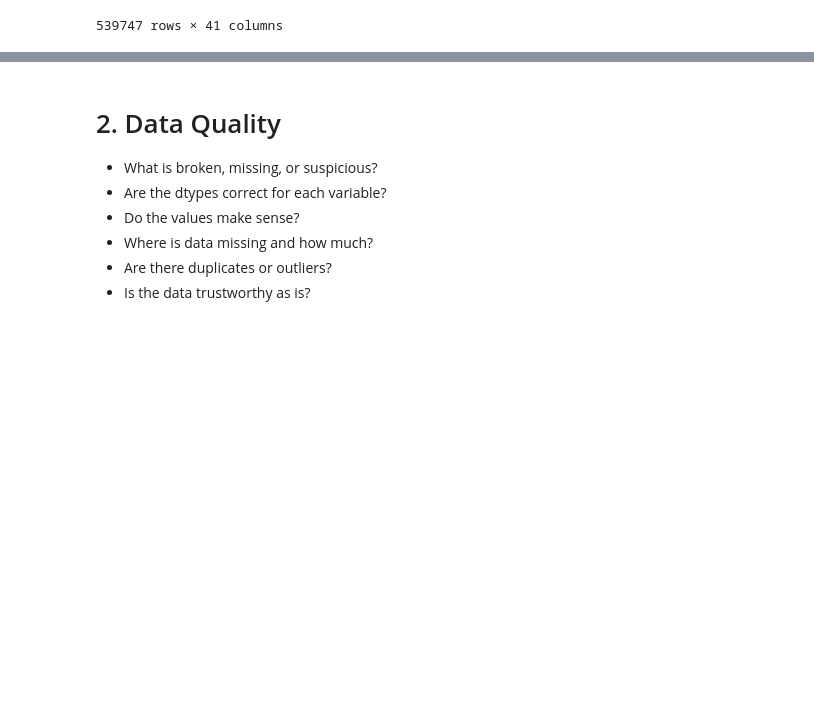
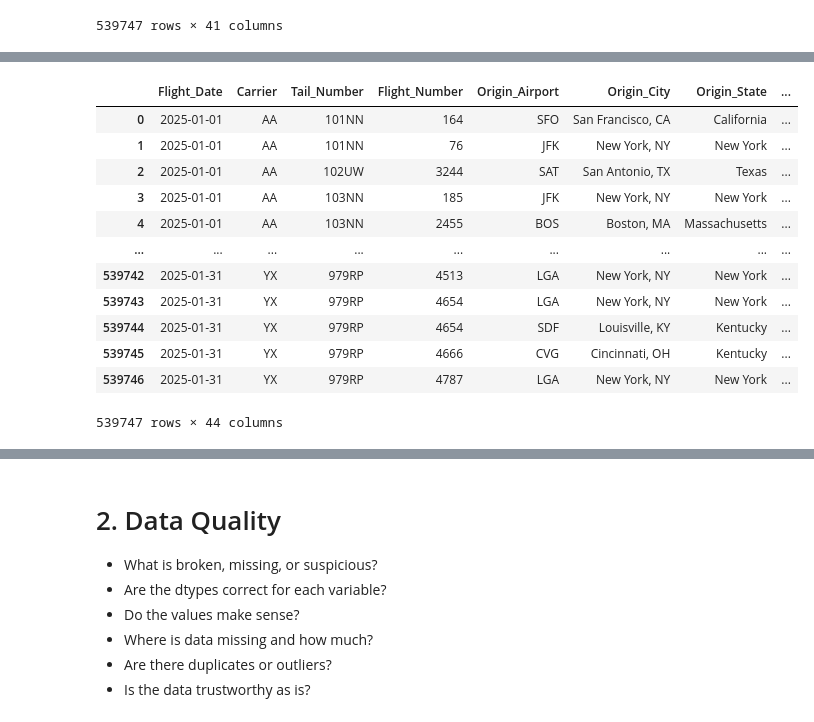
Before and after one commit to oubrando/eda-project, a Jupyter notebook: notebooks/Trace_Recon.ipynb, the cells around one changed output, grey strips where cells are left out. Saved outputs shown, nothing was run; the diff lists cells and outputs as text; code cells hidden in the pictures; blank space fills up the shorter version.

Commit message:
Added additional questions. Renaming columns, setting dytpes, and merging aircraft csv

```diff
--- a/notebooks/Trace_Recon.ipynb
+++ b/notebooks/Trace_Recon.ipynb
@@ -131,8 +145,8 @@ United States Department of Transportation - U.S. Buerau of Transportation Stati
 # %%
 #depatures + arrivals dataset
 df_path = Path("../data/Raw/Source_Data.zip")
-df = pd.read_csv(df_path, compression="zip", parse_dates=["FL_DATE"], low_memory=False)
-df
+df_main = pd.read_csv(df_path, compression="zip", parse_dates=["FL_DATE"], low_memory=False)
+df_main
 # %% [output]
 |  | FL_DATE | OP_CARRIER | TAIL_NUM | OP_CARRIER_FL_NUM | ORIGIN | ORIGIN_CITY_NAME | ORIGIN_STATE_NM | DEST | ... |
 | 0 | 2025-01-01 | AA | N101NN | 164 | SFO | San Francisco, CA | California | JFK | ... |
@@ -147,3 +161,6 @@ df
 | 539745 | 2025-01-31 | YX | N979RP | 4666 | CVG | Cincinnati, OH | Kentucky | LGA | ... |
 | 539746 | 2025-01-31 | YX | N979RP | 4787 | LGA | New York, NY | New York | GSP | ... |
 539747 rows × 41 columns
+# %%
+df_aircraft = pd.read_csv("../data/Raw/Aircraft.csv")
+df_aircraft
@@ -150,3 +181,45 @@ df
+# %%
+df_main["TAIL_NUM"] = df_main["TAIL_NUM"].str.lstrip("N")
+df_aircraft = df_aircraft.drop(columns='MFR MDL CODE')
+#Changing features names to be more clear
+df_mod = df_main.rename(columns={
+    'FL_DATE': 'Flight_Date',
+    'OP_CARRIER': 'Carrier',
+    'TAIL_NUM': 'Tail_Number',
+    'OP_CARRIER_FL_NUM': 'Flight_Number',
+    'ORIGIN': 'Origin_Airport',
+    'ORIGIN_CITY_NAME': 'Origin_City',
+    'ORIGIN_STATE_NM': 'Origin_State',
+    'DEST': 'Destination_Airport',
+    'DEST_CITY_NAME': 'Destination_City',
+    'DEST_STATE_NM': 'Destination_State'
+
+})
+
+#Changing feature names for aircraft DF
+mod_aircraft = df_aircraft.rename(columns= {
+    'N-NUMBER': 'Tail_Number',
+    'MFR': 'Manufacturer',
+    'NO-SEATS': 'Number_of_Seats'
+})
+mod_aircraft
+
+df_merged = df_mod.merge(mod_aircraft, on='Tail_Number', how='left')
+df_merged
+# %% [output]
+|  | Flight_Date | Carrier | Tail_Number | Flight_Number | Origin_Airport | Origin_City | Origin_State | ... |
+| 0 | 2025-01-01 | AA | 101NN | 164 | SFO | San Francisco, CA | California | ... |
+| 1 | 2025-01-01 | AA | 101NN | 76 | JFK | New York, NY | New York | ... |
+| 2 | 2025-01-01 | AA | 102UW | 3244 | SAT | San Antonio, TX | Texas | ... |
+| 3 | 2025-01-01 | AA | 103NN | 185 | JFK | New York, NY | New York | ... |
+| 4 | 2025-01-01 | AA | 103NN | 2455 | BOS | Boston, MA | Massachusetts | ... |
+| ... | ... | ... | ... | ... | ... | ... | ... | ... |
+| 539742 | 2025-01-31 | YX | 979RP | 4513 | LGA | New York, NY | New York | ... |
+| 539743 | 2025-01-31 | YX | 979RP | 4654 | LGA | New York, NY | New York | ... |
+| 539744 | 2025-01-31 | YX | 979RP | 4654 | SDF | Louisville, KY | Kentucky | ... |
+| 539745 | 2025-01-31 | YX | 979RP | 4666 | CVG | Cincinnati, OH | Kentucky | ... |
+| 539746 | 2025-01-31 | YX | 979RP | 4787 | LGA | New York, NY | New York | ... |
+539747 rows × 44 columns
 # %%
 df.columns
 df.info()
```
Also changed, not shown: parts of 5 cells of this notebook.
